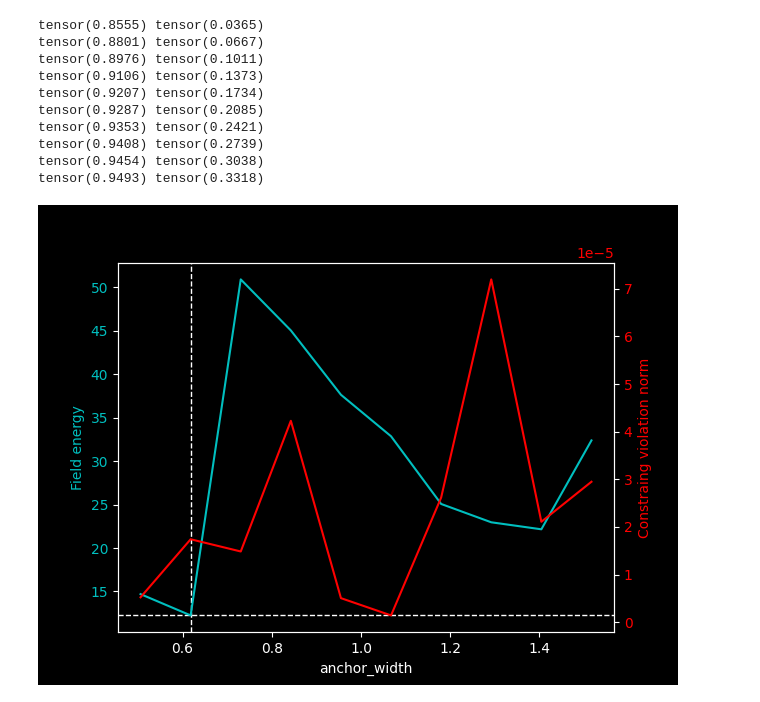
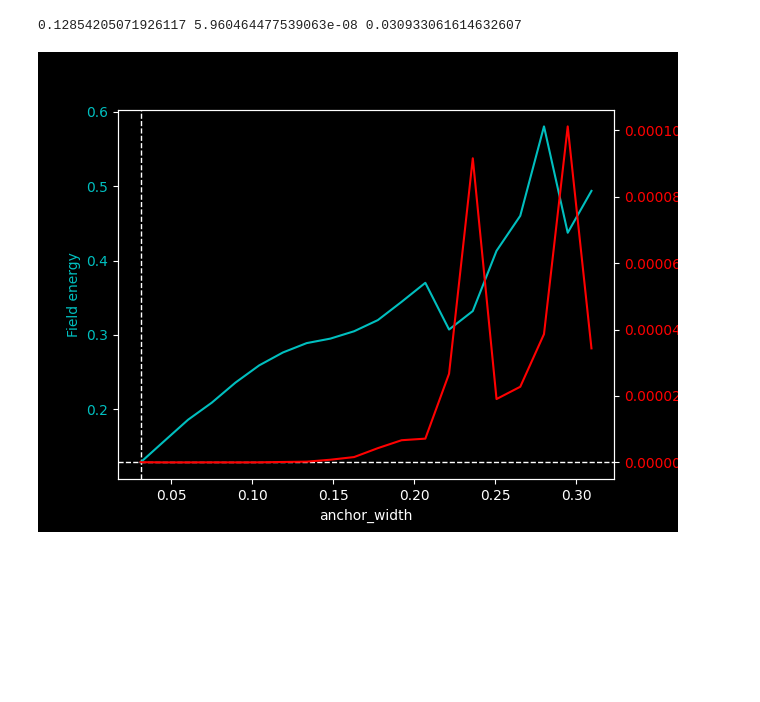
Before and after one commit to a-rahimi/efield, a Jupyter notebook: dipole.ipynb, the cells around one changed output. Cells and saved outputs as stored; diff of their text form; code cells hidden in the pictures; blank space fills up the shorter version.

```diff
--- a/dipole.ipynb
+++ b/dipole.ipynb
@@ -10,41 +10,32 @@ from importlib import reload
 # %%
 reload(efield)
 
 
 def dipole(box1: efield.Box, box2: efield.Box, universe: efield.Box):
     box1_locations3d = box1.grid(2, 2, 2)
     box2_locations3d = box2.grid(2, 2, 2)
 
     conductor_locations3d = torch.vstack((box1_locations3d, box2_locations3d))
     conductor_potentials = torch.tensor(
         [-1.0] * len(box1_locations3d) + [1.0] * len(box2_locations3d),
     )
 
-    test_locations3d = universe.grid(10, 10, 10)
+    test_locations3d = torch.vstack((universe.grid(14, 14, 14), conductor_locations3d))
 
     potential = efield.potential_function(
         test_locations3d, conductor_locations3d, conductor_potentials
     )
 
     return potential
 
 
-box1 = efield.Box(-0.01, 0.01, -0.01, 0.01, -0.49, -0.51)
-box2 = efield.Box(-0.01, 0.01, -0.01, 0.01, 0.49, 0.51)
-universe = efield.Box(-0.5, 0.5, -0.5, 0.5, -1, 1)
+box1 = efield.Box(-0.01, 0.01, -0.01, 0.01, -0.39, -0.41)
+box2 = efield.Box(-0.01, 0.01, -0.01, 0.01, 0.39, 0.41)
+universe = efield.Box(-1, 1, -1, 1, -1, 1)
 potential = dipole(box1, box2, universe)
 # %% [output]
-tensor(0.8555) tensor(0.0365)
-tensor(0.8801) tensor(0.0667)
-tensor(0.8976) tensor(0.1011)
-tensor(0.9106) tensor(0.1373)
-tensor(0.9207) tensor(0.1734)
-tensor(0.9287) tensor(0.2085)
-tensor(0.9353) tensor(0.2421)
-tensor(0.9408) tensor(0.2739)
-tensor(0.9454) tensor(0.3038)
-tensor(0.9493) tensor(0.3318)
+0.12854205071926117 5.960464477539063e-08 0.030933061614632607
-[figure, old version]
+[figure, new version]
 # %%
 def show_xz_cross_section(
     box1: efield.Box,
```
Also changed, not shown: parts of 2 cells of this notebook, 4 other files.
